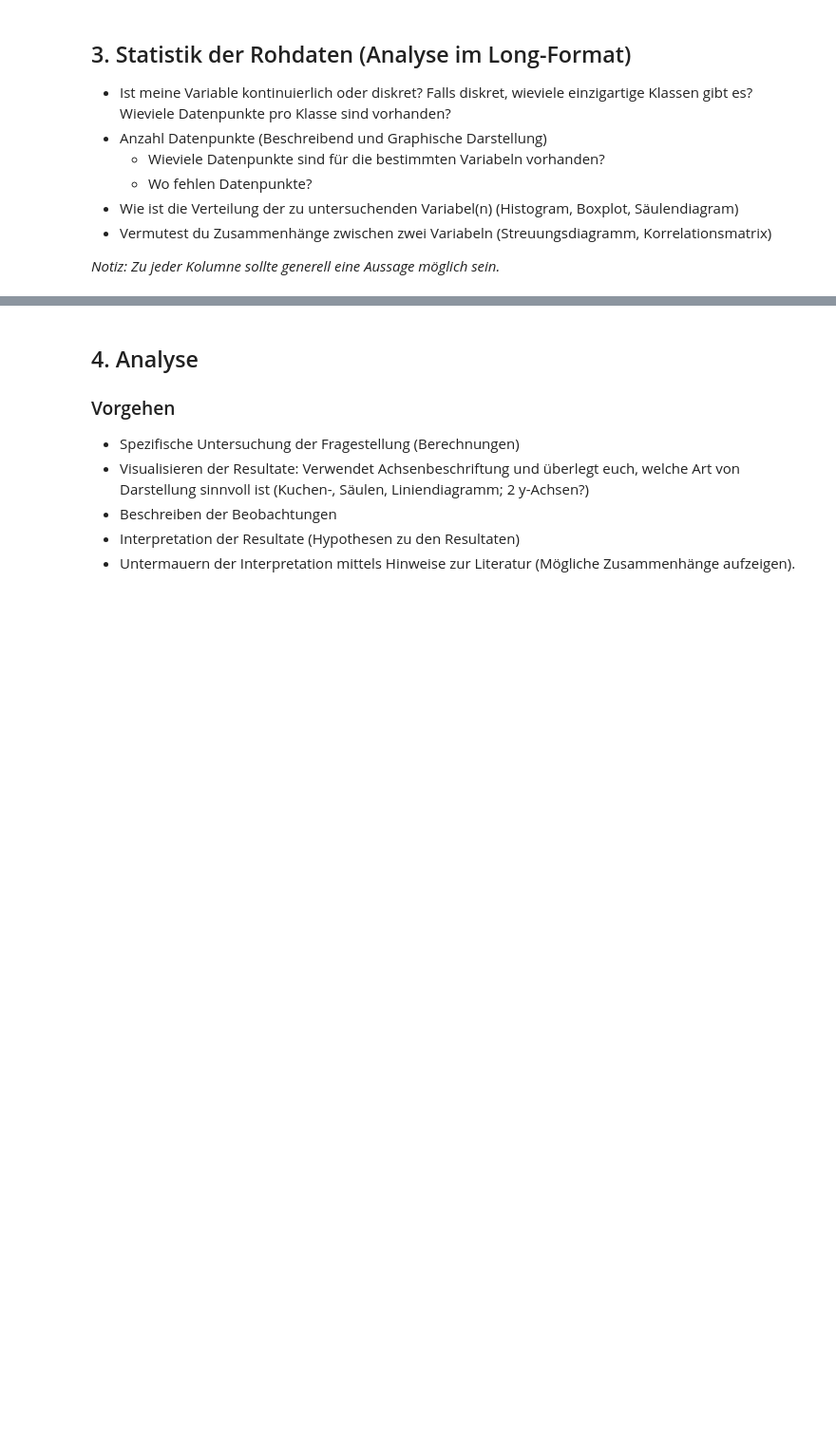
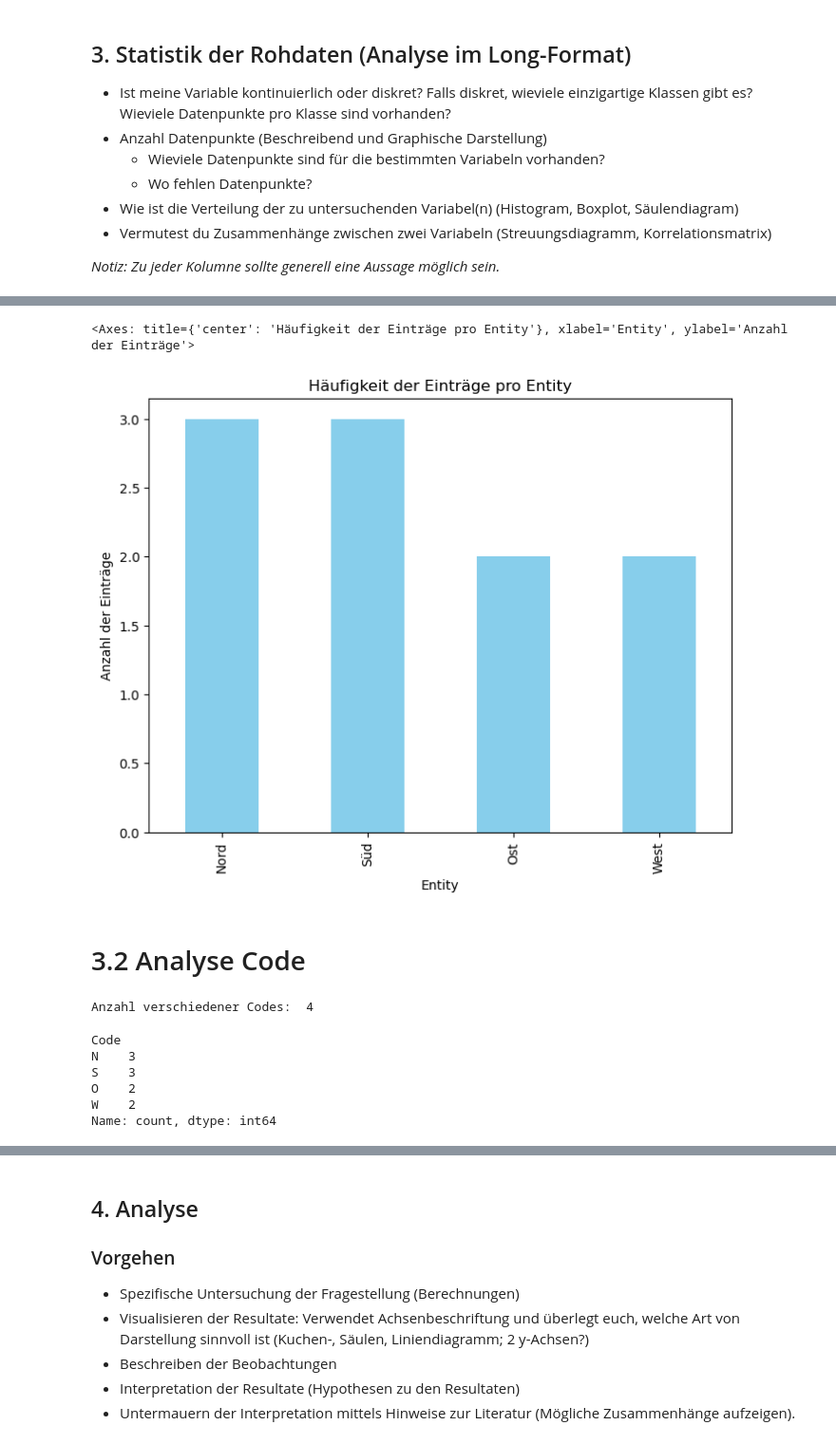
Before and after one commit to ayl-in/Aylin-und-Genta, a Jupyter notebook: Phython_LN_aylin_genta.ipynb, the cells around one changed output, grey strips where cells are left out. Shown at 95% size. Drawn from its saved outputs; the diff is of its cells as text; code cells hidden in the pictures; blank space fills up the shorter version.

```diff
--- a/Phython_LN_aylin_genta.ipynb
+++ b/Phython_LN_aylin_genta.ipynb
@@ -80,0 +122,39 @@ NameError: name 'df' is not defined
+# %%
+import pandas as pd
+import matplotlib.pyplot as plt
+df_orig= data = {
+    'Entity': ['Nord', 'Süd', 'Ost', 'West', 'Nord', 'Süd', 'Nord', 'West', 'Ost', 'Süd'],
+    'Code': ['N', 'S', 'O', 'W', 'N', 'S', 'N', 'W', 'O', 'S'],
+    'Year': [2000, 2000, 2000, 2000, 2001, 2001, 2002, 2002, 2002, 2003],
+    'Streptococcus non-pneumonia-non-meningitis deaths (aged under-5)': [10, 20, 15, 5, 12, 18, 22, 7, 10, 19],
+    'Streptococcus meningitis deaths (aged under-5)': [3, 6, 4, 2, 3, 5, 8, 3, 4, 7],
+    'Streptococcus pneumonia deaths (aged under-5)': [8, 15, 10, 4, 9, 13, 18, 6, 7, 12]
+}
+df = pd.DataFrame(data)
+# %%
+entity_counts = df['Entity'].value_counts()
+# %%
+entity_counts.plot(
+    kind='bar',
+    color='skyblue',
+    figsize=(8, 6),
+    ylabel='Anzahl der Einträge',
+    title='Häufigkeit der Einträge pro Entity')
+# %% [output]
+<Axes: title={'center': 'Häufigkeit der Einträge pro Entity'}, xlabel='Entity', ylabel='Anzahl der Einträge'>
+[figure, added]
+# %% [markdown]
+# 3.2 Analyse Code
+# %%
+print('Anzahl verschiedener Codes: ', len(df['Code'].unique()))
+# %% [output]
+Anzahl verschiedener Codes:  4
+# %%
+df['Code'].value_counts()
+# %% [output]
+Code
+N    3
+S    3
+O    2
+W    2
+Name: count, dtype: int64
```
Also changed, not shown: parts of 20 cells of this notebook.
